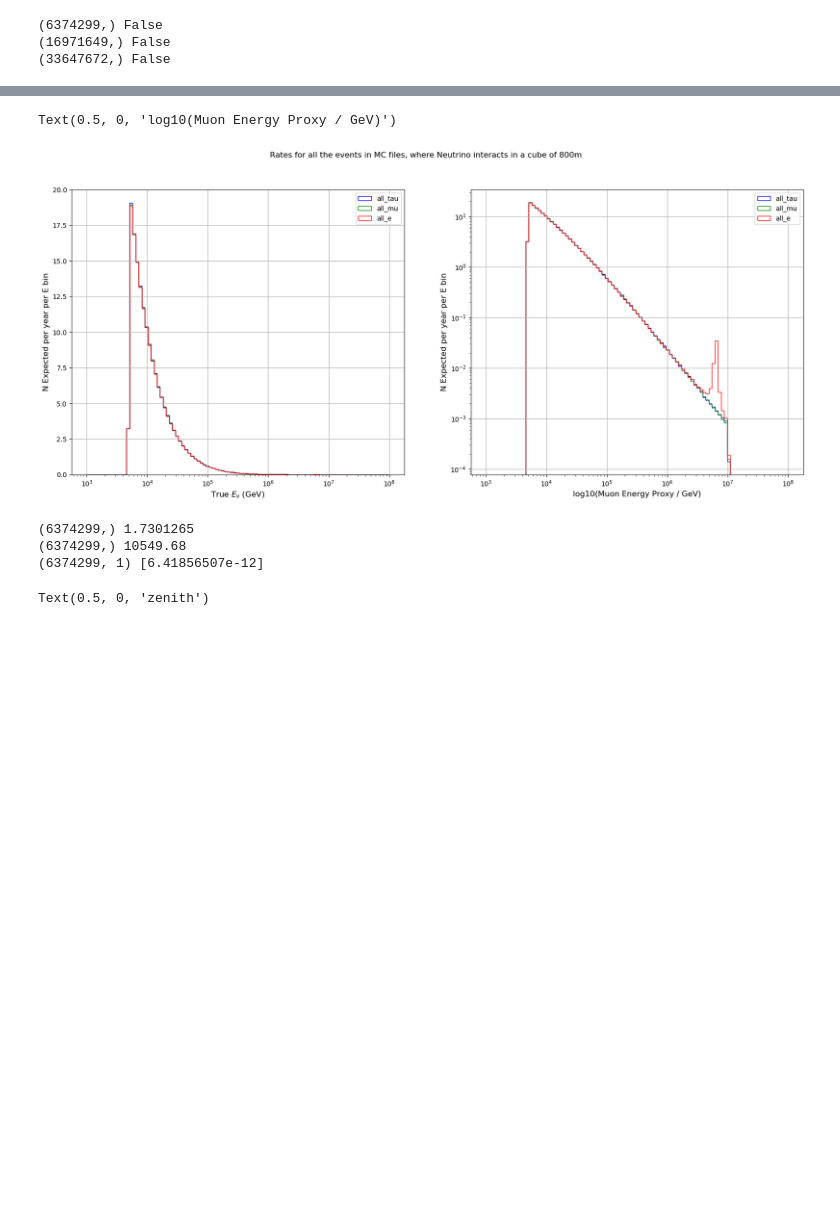
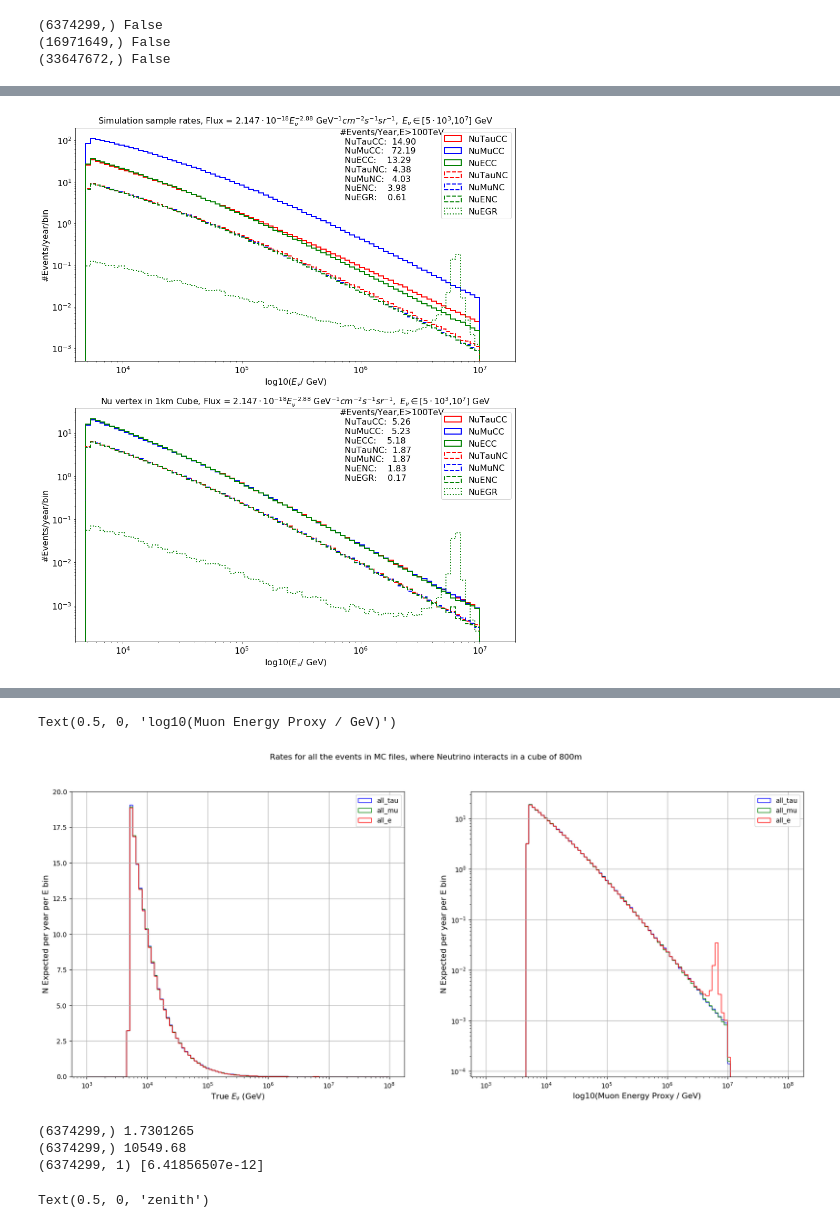
Before and after one commit to dpankova/DoublePulse, a Jupyter notebook: notebooks/NewFormat/NewFormat_plot_checks-weights_CC_NC_GR.ipynb, the cells around one changed output, grey strips where cells are left out. Drawn from its saved outputs; the diff is of its cells as text; code cells hidden in the pictures; blank space fills up the shorter version.

```diff
--- a/notebooks/NewFormat/NewFormat_plot_checks-weights_CC_NC_GR.ipynb
+++ b/notebooks/NewFormat/NewFormat_plot_checks-weights_CC_NC_GR.ipynb
@@ -82,7 +78,7 @@ def FindVertex(data):
         spos[1] = pos[1]-np.sin(di[0])*np.sin(di[1])*leng
         spos[2] = pos[2]-np.cos(di[0])*leng
 
-        if np.all(spos < 400, axis =0) and np.all(spos > -400, axis =0):
+        if np.all(spos < 500, axis =0) and np.all(spos > -500, axis =0):
             mask.append(True)
         else:
             mask.append(False)
@@ -100,3 +96,7 @@ print(w_mask_m.shape,w_mask_m[0])
 (6374299,) False
 (16971649,) False
 (33647672,) False
+# %%
+w_mask_t= w_mask_t.reshape((w_mask_t.shape[0],1))
+w_mask_m= w_mask_m.reshape((w_mask_m.shape[0],1))
+w_mask_e= w_mask_e.reshape((w_mask_e.shape[0],1))
@@ -102,0 +234,61 @@ print(w_mask_m.shape,w_mask_m[0])
+# %%
+fig = plt.figure(figsize=(15, 18),facecolor = "w")
+ax = fig.add_subplot(211)
+plt.rcParams.update({'font.size': 16})
+bins = np.logspace(3, 7, 100)
+
+plt.ticklabel_format(axis='both', style='sci', scilimits=(-5,5))
+ax.set_xscale('log')
+ax.set_yscale('log')
+ax.set_xlim([4000,20000000])
+
+ax.set_title(r'Simulation sample rates, Flux = $2.147\cdot10^{-18}E^{-2.88}_{\nu}$ GeV$^{-1}cm^{-2}s^{-1}sr^{-1},\ E_{\nu}\in[5\cdot10^{3}$,$10^{7}]$ GeV', fontsize = 16)
+ax.text(0.6,0.97,'#Events/Year,E>100TeV', transform=ax.transAxes, color = "black",fontsize=16)
+ax.text(0.6,0.93,'  NuTauCC:  {0:.2f}       '.format(w_te_rate_tc*livetime), transform=ax.transAxes, color = "black",fontsize=16)
+ax.text(0.6,0.89,'  NuMuCC:   {0:.2f}       '.format(w_te_rate_mc*livetime), transform=ax.transAxes, color = "black",fontsize=16)
+ax.text(0.6,0.85,'  NuECC:    {0:.2f}       '.format(w_te_rate_ec*livetime), transform=ax.transAxes, color = "black",fontsize=16)
+ax.text(0.6,0.81,'  NuTauNC:  {0:.2f}       '.format(w_te_rate_tn*livetime), transform=ax.transAxes, color = "black",fontsize=16)
+ax.text(0.6,0.77,'  NuMuNC:   {0:.2f}       '.format(w_te_rate_mn*livetime), transform=ax.transAxes, color = "black",fontsize=16)
+ax.text(0.6,0.73,'  NuENC:    {0:.2f}       '.format(w_te_rate_en*livetime), transform=ax.transAxes, color = "black",fontsize=16)
+ax.text(0.6,0.69,'  NuEGR:    {0:.2f}       '.format(w_te_rate_eg*livetime), transform=ax.transAxes, color = "black",fontsize=16)
+
+ax.set_xlabel(r'log10($E_{\nu}$/ GeV)', fontsize = 16)
+ax.set_ylabel('#Events/year/bin', fontsize = 16)
+ax.hist(weights_t['weight']['PrimaryNeutrinoEnergy'][tmask_tc], bins = bins, weights=w_weights_t[tmask_tc]*livetime, histtype = 'step',edgecolor ='r', lw =2, label = "NuTauCC")
+ax.hist(weights_m['weight']['PrimaryNeutrinoEnergy'][tmask_mc], bins = bins, weights=w_weights_m[tmask_mc]*livetime, histtype = 'step',edgecolor ='b', lw =2, label = "NuMuCC")
+ax.hist(weights_e['weight']['PrimaryNeutrinoEnergy'][tmask_ec], bins = bins, weights=w_weights_e[tmask_ec]*livetime, histtype = 'step',edgecolor ='g', lw =2, label = "NuECC")
+ax.hist(weights_t['weight']['PrimaryNeutrinoEnergy'][tmask_tn], bins = bins, weights=w_weights_t[tmask_tn]*livetime, histtype = 'step',edgecolor ='r', lw =2, ls ="--", label = "NuTauNC")
+ax.hist(weights_m['weight']['PrimaryNeutrinoEnergy'][tmask_mn], bins = bins, weights=w_weights_m[tmask_mn]*livetime, histtype = 'step',edgecolor ='b', lw =2, ls ="--", label = "NuMuNC")
+ax.hist(weights_e['weight']['PrimaryNeutrinoEnergy'][tmask_en], bins = bins, weights=w_weights_e[tmask_en]*livetime, histtype = 'step',edgecolor ='g', lw =2, ls ="--", label = "NuENC")
+ax.hist(weights_e['weight']['PrimaryNeutrinoEnergy'][tmask_eg], bins = bins, weights=w_weights_e[tmask_eg]*livetime, histtype = 'step',edgecolor ='g', lw =2, ls =":", label = "NuEGR")
+ax.legend()
+
+ax2 = fig.add_subplot(212)
+ax2.set_xscale('log')
+ax2.set_yscale('log')
+ax2.set_xlim([4000,20000000])
+
+ax2.set_title(r'Nu vertex in 1km Cube, Flux = $2.147\cdot10^{-18}E^{-2.88}_{\nu}$ GeV$^{-1}cm^{-2}s^{-1}sr^{-1},\ E_{\nu}\in[5\cdot10^{3}$,$10^{7}]$ GeV', fontsize = 16)
+ax2.text(0.6,0.97,'#Events/Year,E>100TeV', transform=ax2.transAxes, color = "black",fontsize=16)
+ax2.text(0.6,0.93,'  NuTauCC:  {0:.2f}       '.format(w_wte_rate_tc*livetime), transform=ax2.transAxes, color = "black",fontsize=16)
+ax2.text(0.6,0.89,'  NuMuCC:   {0:.2f}       '.format(w_wte_rate_mc*livetime), transform=ax2.transAxes, color = "black",fontsize=16)
+ax2.text(0.6,0.85,'  NuECC:    {0:.2f}       '.format(w_wte_rate_ec*livetime), transform=ax2.transAxes, color = "black",fontsize=16)
+ax2.text(0.6,0.81,'  NuTauNC:  {0:.2f}       '.format(w_wte_rate_tn*livetime), transform=ax2.transAxes, color = "black",fontsize=16)
+ax2.text(0.6,0.77,'  NuMuNC:   {0:.2f}       '.format(w_wte_rate_mn*livetime), transform=ax2.transAxes, color = "black",fontsize=16)
+ax2.text(0.6,0.73,'  NuENC:    {0:.2f}       '.format(w_wte_rate_en*livetime), transform=ax2.transAxes, color = "black",fontsize=16)
+ax2.text(0.6,0.69,'  NuEGR:    {0:.2f}       '.format(w_wte_rate_eg*livetime), transform=ax2.transAxes, color = "black",fontsize=16)
+
+ax2.set_xlabel(r'log10($E_{\nu}$/ GeV)', fontsize = 16)
+ax2.set_ylabel('#Events/year/bin', fontsize = 16)
+ax2.hist(weights_t['weight']['PrimaryNeutrinoEnergy'][tmask_tc & w_mask_t], bins = bins, weights=w_weights_t[tmask_tc & w_mask_t]*livetime, histtype = 'step',edgecolor ='r', lw =2, label = "NuTauCC")
+ax2.hist(weights_m['weight']['PrimaryNeutrinoEnergy'][tmask_mc & w_mask_m], bins = bins, weights=w_weights_m[tmask_mc & w_mask_m]*livetime, histtype = 'step',edgecolor ='b', lw =2, label = "NuMuCC")
+ax2.hist(weights_e['weight']['PrimaryNeutrinoEnergy'][tmask_ec & w_mask_e], bins = bins, weights=w_weights_e[tmask_ec & w_mask_e]*livetime, histtype = 'step',edgecolor ='g', lw =2, label = "NuECC")
+ax2.hist(weights_t['weight']['PrimaryNeutrinoEnergy'][tmask_tn & w_mask_t], bins = bins, weights=w_weights_t[tmask_tn & w_mask_t]*livetime, histtype = 'step',edgecolor ='r', lw =2, ls ="--", label = "NuTauNC")
+ax2.hist(weights_m['weight']['PrimaryNeutrinoEnergy'][tmask_mn & w_mask_m], bins = bins, weights=w_weights_m[tmask_mn & w_mask_m]*livetime, histtype = 'step',edgecolor ='b', lw =2, ls ="--", label = "NuMuNC")
+ax2.hist(weights_e['weight']['PrimaryNeutrinoEnergy'][tmask_en & w_mask_e], bins = bins, weights=w_weights_e[tmask_en & w_mask_e]*livetime, histtype = 'step',edgecolor ='g', lw =2, ls ="--", label = "NuENC")
+ax2.hist(weights_e['weight']['PrimaryNeutrinoEnergy'][tmask_eg & w_mask_e], bins = bins, weights=w_weights_e[tmask_eg & w_mask_e]*livetime, histtype = 'step',edgecolor ='g', lw =2, ls =":", label = "NuEGR")
+
+ax2.legend()
+plt.show()
+# %% [output]
+[figure, added]
```
Also changed, not shown: parts of 12 cells of this notebook, 33 other files.
